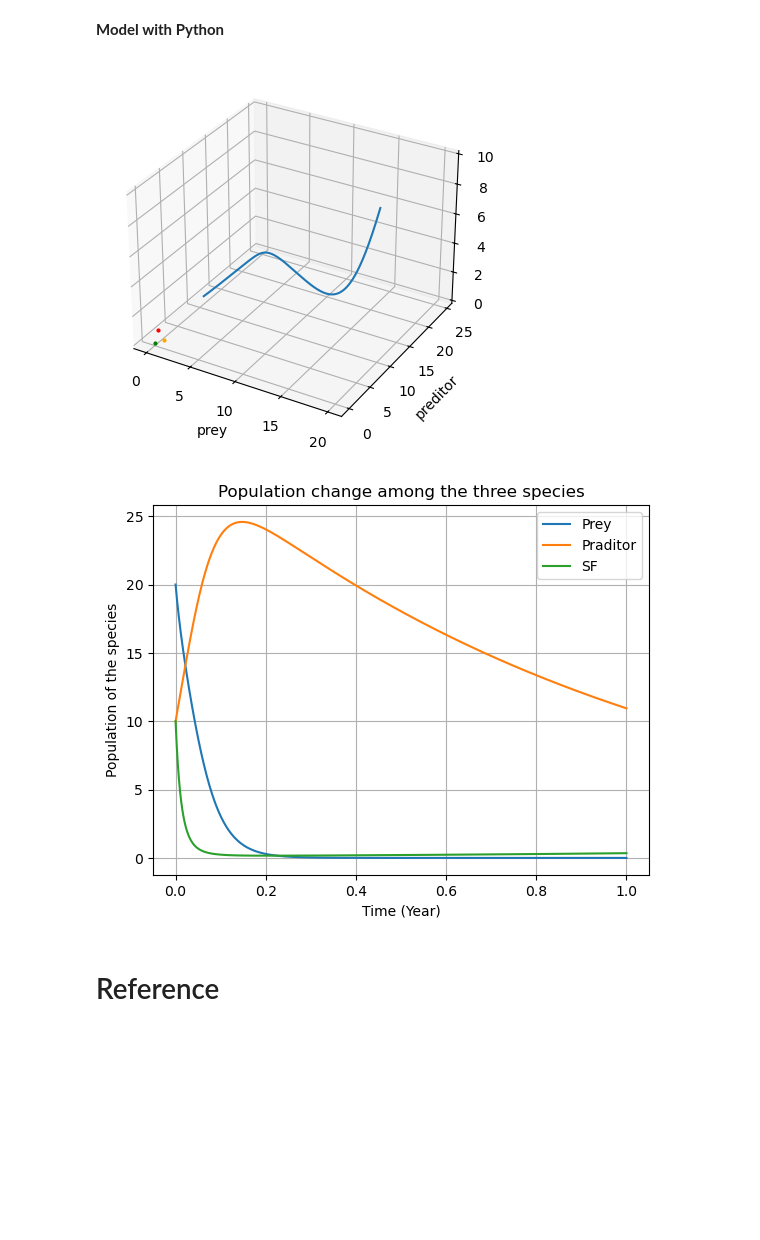
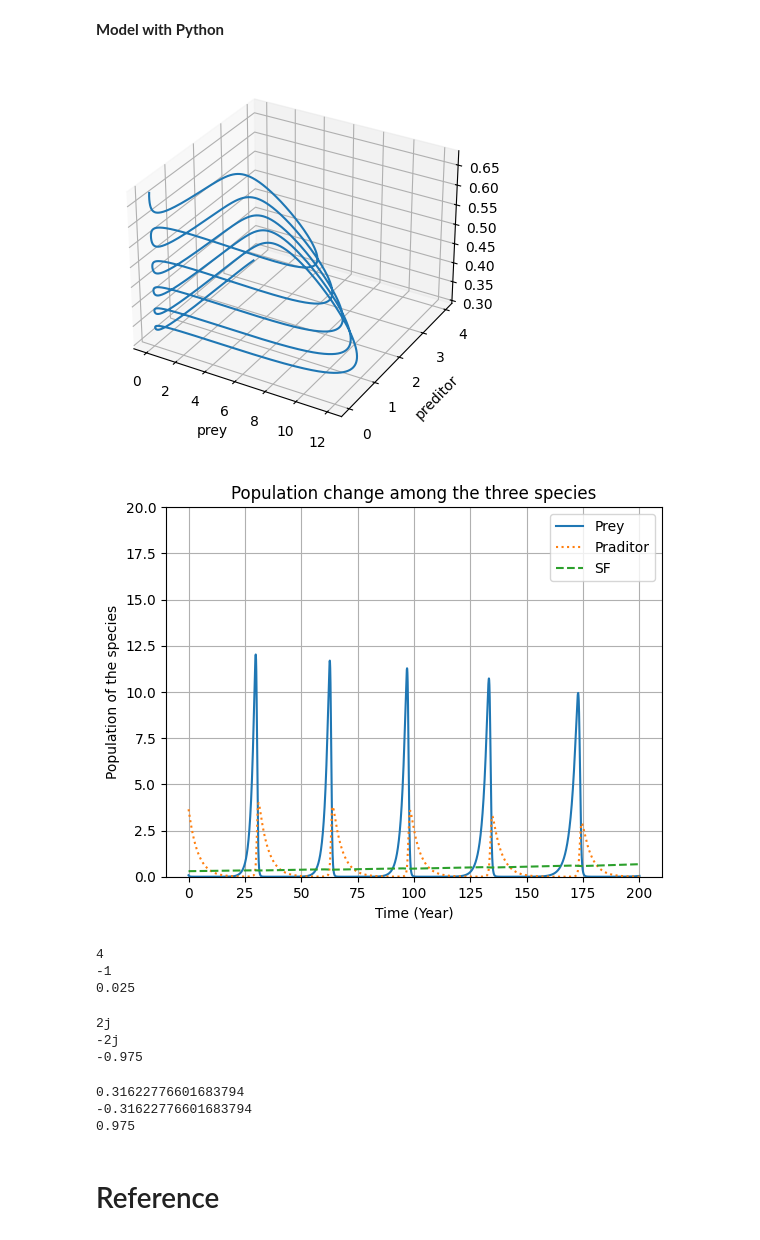
Before and after one commit to tusm06/MATH461_Unit01, a Jupyter notebook: main.ipynb, the cells around one changed output. Saved outputs shown, nothing was run; the diff lists cells and outputs as text; code cells hidden in the pictures; blank space fills up the shorter version.

Commit message:
Done code and plots with setup all values

```diff
--- a/main.ipynb
+++ b/main.ipynb
@@ -267,18 +267,25 @@ Since we definitely have one positive from $\lambda_{1,3}$, this steady point is
 # %% [markdown]
 **Model with Python**
 # %%
-alpha = 1; beta = 1; eps = 1; gamma = 1; delta = 2; xi = 1; sigma = 2
+# x0 = 0.8; y0 = 0.2; z0 = 0 # Keep
+x0 = 0.8; y0 = 0.2; z0 = 6 # Keep 6
+
+# alpha = 1; beta = 0.5; eps = 0.05; gamma = 0.1; delta = 0.3; xi = 0.8; sigma = 1 # Keep for z = 0
+# alpha = 4; beta = 73; eps = 0.05; gamma = 1; delta = 1/4; xi = 1; sigma = 1/8 # Keep
+alpha = 4; beta = 73; eps = 0.2; gamma = 1; delta = 1/10; xi = 0.025; sigma = 0.1 # Keep for true value
+
+tF = 200 # 200
+N = 50000
+
 a = gamma/alpha
 b = xi/alpha
 c = (sigma*gamma)/(alpha/delta)
 d = delta/gamma
 e = beta/alpha
 f = eps/alpha
-x0 = d*10; y0 = e*10; z0 = f*10
-tF = 1
-N = 5000
+x_star = d*x0; y_star = e*y0; z_star = f*z0
 
-u0 = [x0, y0, z0]
+u0 = [x_star, y_star, z_star]
 
 t = np.linspace(0, tF, N)
 
@@ -293,26 +300,48 @@ u = spi.odeint(f, u0, t)
 
 plt.figure().add_subplot(projection='3d')
 plt.plot(u[:, 0], u[:, 1], u[:, 2])
-plt.plot(0, 0, 0, marker='o', markersize=2, color='green')
-plt.plot(gamma/delta, alpha/beta, 0, marker='o', markersize=2, color='orange')
-plt.plot(xi/sigma, 0, alpha/xi, marker='o', markersize=2, color='red')
 plt.xlabel('prey')
 plt.ylabel('preditor')
 plt.show()
 # %% [output]
-[figure, old version]
+[figure, new version]
 # %%
 plt.plot(t, u[:, 0])
-plt.plot(t, u[:, 1])
-plt.plot(t, u[:, 2])
+plt.plot(t, u[:, 1], linestyle=':')
+plt.plot(t, u[:, 2], linestyle='--')
 plt.legend(['Prey', 'Praditor', "SF"])
 plt.xlabel("Time (Year)")
 plt.ylabel("Population of the species")
 plt.title("Population change among the three species")
+plt.ylim([0, 20])
 plt.grid()
 plt.show()
 # %% [output]
-[figure, old version]
+[figure, new version]
+# %%
+print(alpha)
+print(-gamma)
+print(xi)
+# %% [output]
+4
+-1
+0.025
+# %%
+print(complex(0, np.sqrt(alpha*gamma)))
+print(complex(0, -np.sqrt(alpha*gamma)))
+print(xi - sigma*gamma/delta)
+# %% [output]
+2j
+-2j
+-0.975
+# %%
+print(np.sqrt(alpha*xi))
+print(-np.sqrt(alpha*xi))
+print(gamma - delta*xi/sigma)
+# %% [output]
+0.31622776601683794
+-0.31622776601683794
+0.975
 # %% [markdown]
 # Reference
 # %% [markdown]
```
